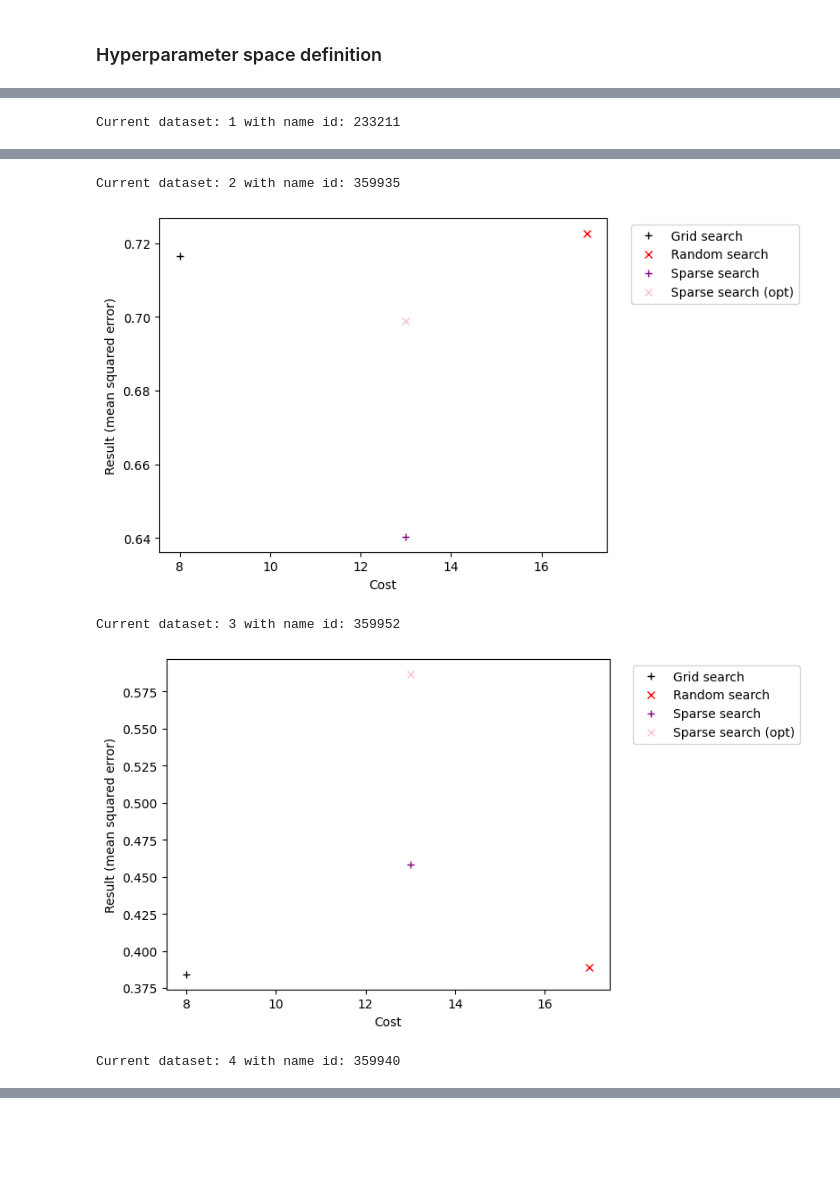
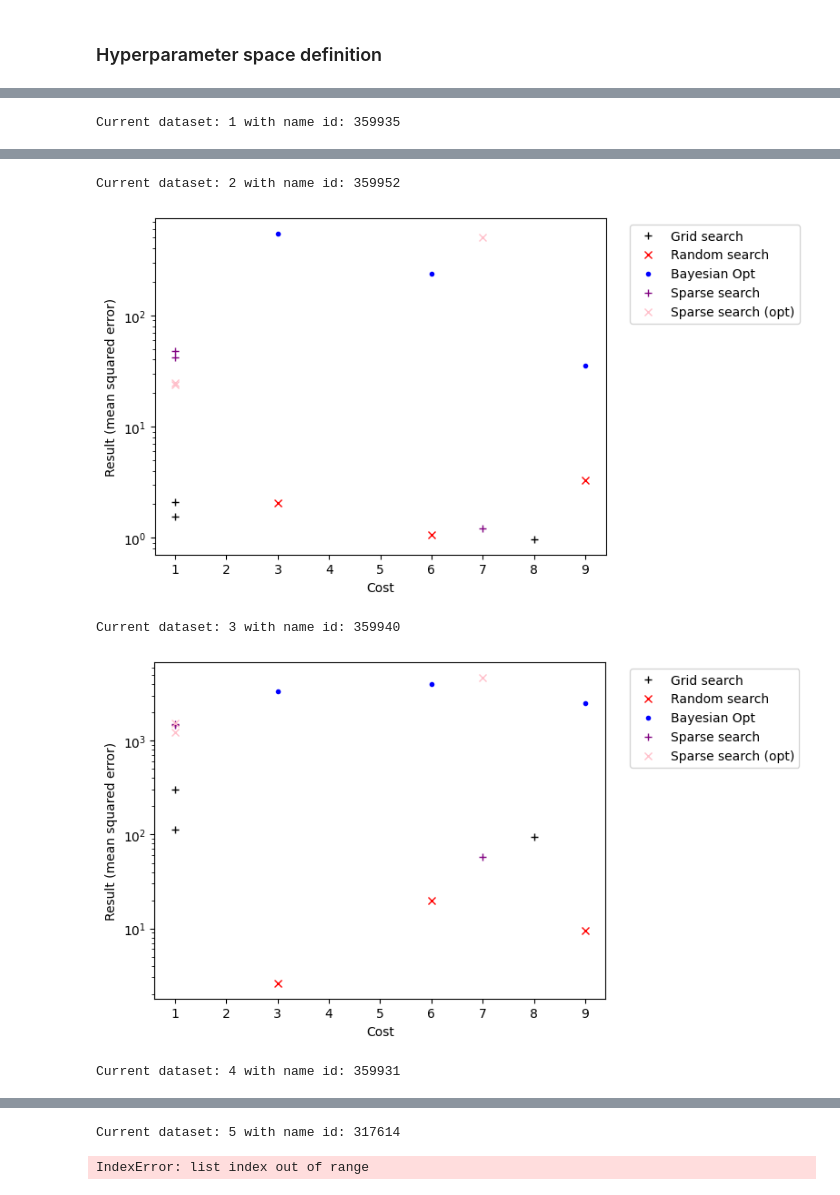
Before and after one commit to Muxlll/Masterarbeit, a Jupyter notebook: Code/Baseline.ipynb, the cells around one changed output, grey strips where cells are left out. Drawn from its saved outputs; the diff is of its cells as text; code cells hidden in the pictures; blank space fills up the shorter version.

```diff
--- a/Code/Baseline.ipynb
+++ b/Code/Baseline.ipynb
@@ -25,7 +25,7 @@ from scikeras.wrappers import KerasRegressor, KerasClassifier
 
 
 VERBOSE = 1
-CV = 3#[(slice(None), slice(None))]
+CV = 4#[(slice(None), slice(None))]
 TESTING = False
 
 DATASETS = []
@@ -48,10 +44,10 @@ To enable the following instructions: AVX2 FMA, in other operations, rebuild Ten
 # %% [markdown]
 ### Hyperparameter space definition
 # %%
-ITER = 1
+ITER = 3
 
 hyperparameterspace = {
-    'epochs': ["interval-int", 1, 10],
+    'epochs': ["interval-int", 1, 15],
     'batch_size': ["interval-int", 10, 200],
     'optimizer__learning_rate': ["interval-log", 0.0000001, 0.1],
     #'model__neurons_per_layer': ["interval-int", 1, 100],
@@ -65,22 +61,22 @@ for key in hyperparameterspace.keys():
         liste.append(hyperparameterspace[key][i])
     hyperparameterspace_special[key] = liste
 # %%
-ids = [233214, 233211, 359935, 359952, 359940]
-#, 359931, 317614, 359949, 359934, 359946, 359938, 359932, 359943]
+ids = [233211, 359935, 359952, 359931, 359949, 359938]
+#[359940, 317614, 359934, 359946, 359932, 233214, 359943]
 
 def relu_advanced(x):
     return K.relu(x)
 
 ACTIVATION_FUNCTION = relu_advanced
 
-INITIALIZER = tf.keras.initializers.RandomNormal(mean=0.0, stddev=0.3, seed=42)
+INITIALIZER = tf.keras.initializers.RandomNormal(mean=0.0, stddev=1.0, seed=42)
 
 valid_datasets = 0
 for i in range(len(ids)):
     print("######################################################################################################################################################")
     print("Current Dataset:", (i+1), "of", len(ids), "with id:", ids[i])
 
-    dataset = HPO.Dataset(ratio=0.9, task_id=ids[i])
+    dataset = HPO.Dataset(task_id=ids[i])
 
     ################## MODEL AND FUNCTION DEFINITION ####################
 
@@ -198,7 +194,7 @@ for i in range(len(ids)):
     ##### For each dataset: run models with different budget #####
 
     for j in range(ITER):
-        BUDGET = (j+1) * 17
+        BUDGET = (j+1) * 3
         print("\n################################################## Current Budget:", BUDGET, "##################################################")
 
         ############################## GRID SEARCH #######################
@@ -283,7 +279,7 @@ for i in range(len(ids)):
 
         f = ExampleFunction()
 
-        optimization = HPO.SparseGridSearchOptimization(dataset, f, hyperparameterspace, budget=BUDGET, verbosity=VERBOSE, degree=2, adaptivity=0.95, optimizer="gradient_descent")
+        optimization = HPO.SparseGridSearchOptimization(dataset, f, hyperparameterspace, budget=BUDGET, verbosity=VERBOSE, degree=2, adaptivity=0.95, optimizer="rprop")
 
         result = optimization.fit()
 
@@ -331,3 +304,11 @@ optimizer__learning_rate: 1e-07
+# %%
+
+
+GRID_RESULT = [0.19596526, 0.16707046, 0.07411882, 3.1831467, 2.9952424, 2.0800803, 2.0951698, 1.5340785, 0.9681365, 114.246445, 303.95435, 93.59794, 46.09802, 95.24981, 31.730652]
+RANDOM_RESULT = [0.09297073, 0.073467195, 0.04728524, 2.534172, 0.86072415, 1.4111152, 2.0468895, 1.0566909, 3.2919688, 2.5986323, 19.873098, 9.579387, 46.64293, 8.129579, 16.745747]
+BAYESIAN_RESULT = [0.5161221640478688, 381.19404062386496, 131.59894200610006, 263.2244947810692, 150.8263484794116, 175.5368784979106, 544.5297899918544, 235.3466766297616, 35.50806706986935, 3396.3889083379954, 4025.3148956653304, 2512.2489730440675, 533.0600566667371, 90.44426924868596, 628.065505498477]
+SPARSE_RESULT =  [4.418349813183395, 3.223900933468199, 0.11097958526922264, 67.44391313334786, 103.58357059684256, 1.605008009331356, 47.379633845340216, 42.25754210983849, 1.2102986442234192, 1486.1036569805087, 1510.304897294117, 57.72528993944508, 236.78846748410018, 185.46643303339278, 20.97375726735028]
+SPARSE_RESULT_OPTIMIZED = [6.45793030081753, 5.693885799800224, 158.7845295322151, 60.05454640060361, 44.206030436438375, 442.3908332950904, 24.681463126134037, 23.971028137815335, 499.9471964506669, 1232.2530134382905, 1547.8741159289168, 4718.106943432978, 151.25101205759736, 308.32697861927136, 464.27861452663484]
 # %%
 print(GRID_RESULT)
 print(RANDOM_RESULT)
@@ -340,13 +321,13 @@ for i in range(len(ids)):
     for j in range(ITER):
         plt.plot(GRID_COST[count], GRID_RESULT[count], '+', color='black')
         plt.plot(RANDOM_COST[count], RANDOM_RESULT[count], 'x', color='red')
-        #plt.plot(BAYESIAN_COST[count], BAYESIAN_RESULT[count], '.', color='blue')
+        plt.plot(BAYESIAN_COST[count], BAYESIAN_RESULT[count], '.', color='blue')
         plt.plot(SPARSE_COST[count], SPARSE_RESULT[count], '+', color='purple')
         plt.plot(SPARSE_COST_OPTIMIZED[count], SPARSE_RESULT_OPTIMIZED[count], 'x', color='pink')
         plt.xlabel("Cost")
         plt.ylabel("Result (mean squared error)")
-        #plt.yscale("log")
-        plt.legend(["Grid search", "Random search", "Sparse search", "Sparse search (opt)"], bbox_to_anchor=(1.04, 1), loc="upper left")
+        plt.yscale("log")
+        plt.legend(["Grid search", "Random search", "Bayesian Opt", "Sparse search", "Sparse search (opt)"], bbox_to_anchor=(1.04, 1), loc="upper left")
         count += 1
     plt.show()
 # %% [output]
@@ -360 +341 @@ Current dataset: 0 with name id: 233214
-Current dataset: 1 with name id: 233211
+Current dataset: 1 with name id: 359935
@@ -362,5 +343,5 @@ Current dataset: 1 with name id: 233211
-Current dataset: 2 with name id: 359935
+Current dataset: 2 with name id: 359952
-[figure, old version]
+[figure, new version]
-Current dataset: 3 with name id: 359952
+Current dataset: 3 with name id: 359940
-[figure, old version]
+[figure, new version]
-Current dataset: 4 with name id: 359940
+Current dataset: 4 with name id: 359931
@@ -367,0 +349,2 @@ Current dataset: 4 with name id: 359940
+Current dataset: 5 with name id: 317614
+IndexError: list index out of range
```
Also changed, not shown: parts of 3 cells of this notebook, 2 other files.
